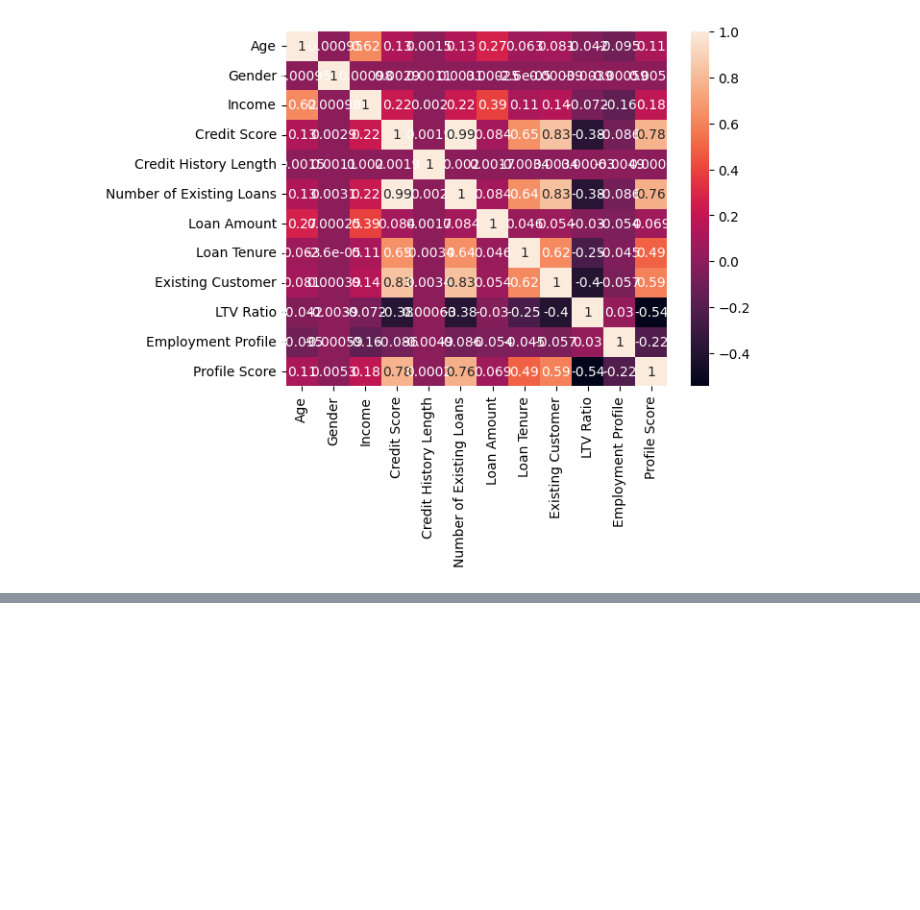
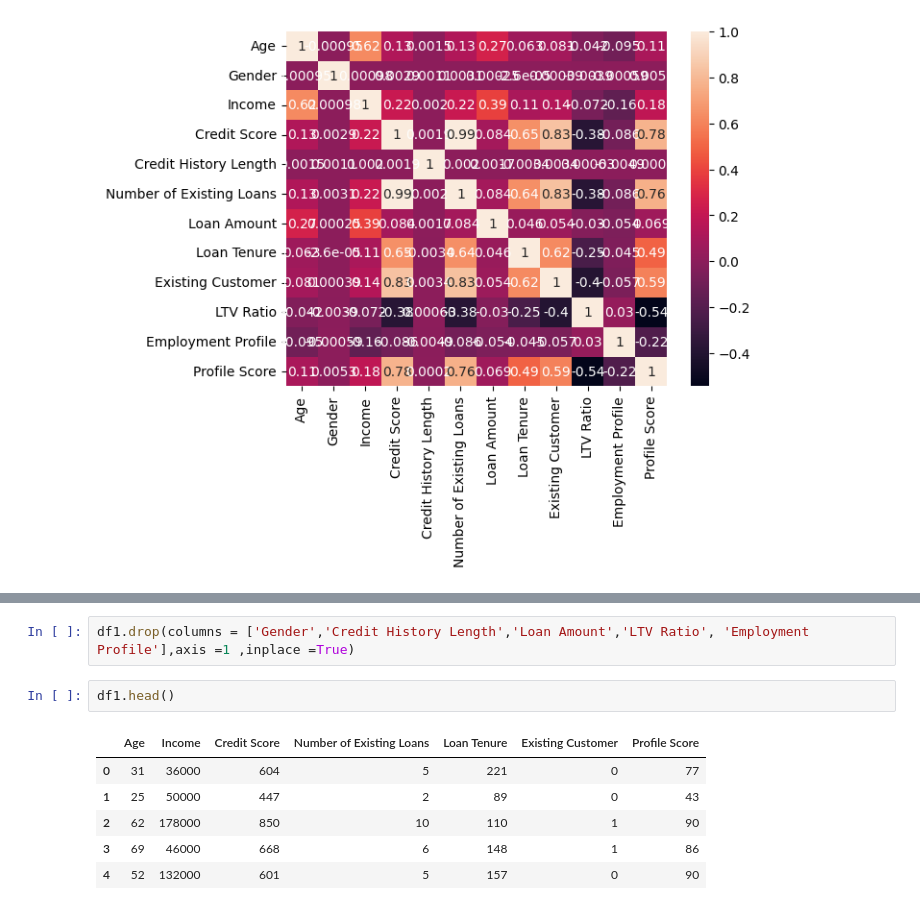
Before and after one commit to saptarshipal1/Two_wheeler_loan, a Jupyter notebook: Two_wheeler_loan.ipynb, the cells around one changed output, grey strips where cells are left out. Saved outputs shown, nothing was run; the diff lists cells and outputs as text; blank space fills up the shorter version.

```diff
--- a/Two_wheeler_loan.ipynb
+++ b/Two_wheeler_loan.ipynb
@@ -157,0 +171,11 @@ plt.show()
+# %%
+df1.drop(columns = ['Gender','Credit History Length','Loan Amount','LTV Ratio', 'Employment Profile'],axis =1 ,inplace =True)
+# %%
+df1.head()
+# %% [output]
+|  | Age | Income | Credit Score | Number of Existing Loans | Loan Tenure | Existing Customer | Profile Score |
+| 0 | 31 | 36000 | 604 | 5 | 221 | 0 | 77 |
+| 1 | 25 | 50000 | 447 | 2 | 89 | 0 | 43 |
+| 2 | 62 | 178000 | 850 | 10 | 110 | 1 | 90 |
+| 3 | 69 | 46000 | 668 | 6 | 148 | 1 | 86 |
+| 4 | 52 | 132000 | 601 | 5 | 157 | 0 | 90 |
```
Also changed, not shown: parts of 2 cells of this notebook, 2 other files.
